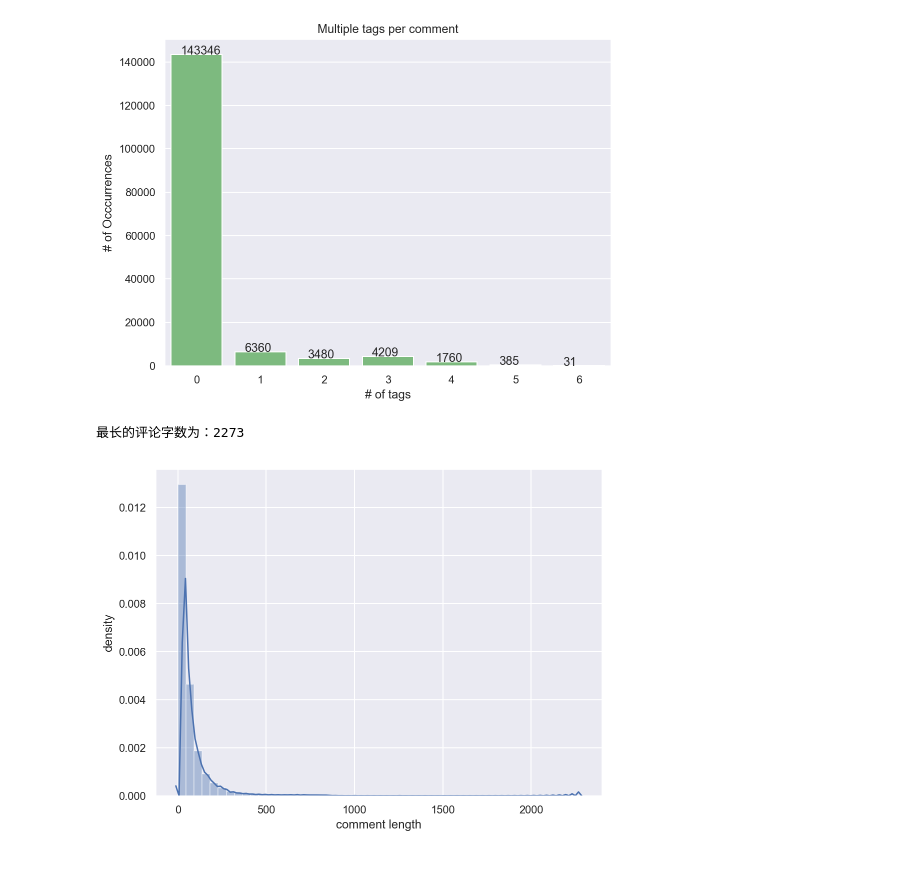
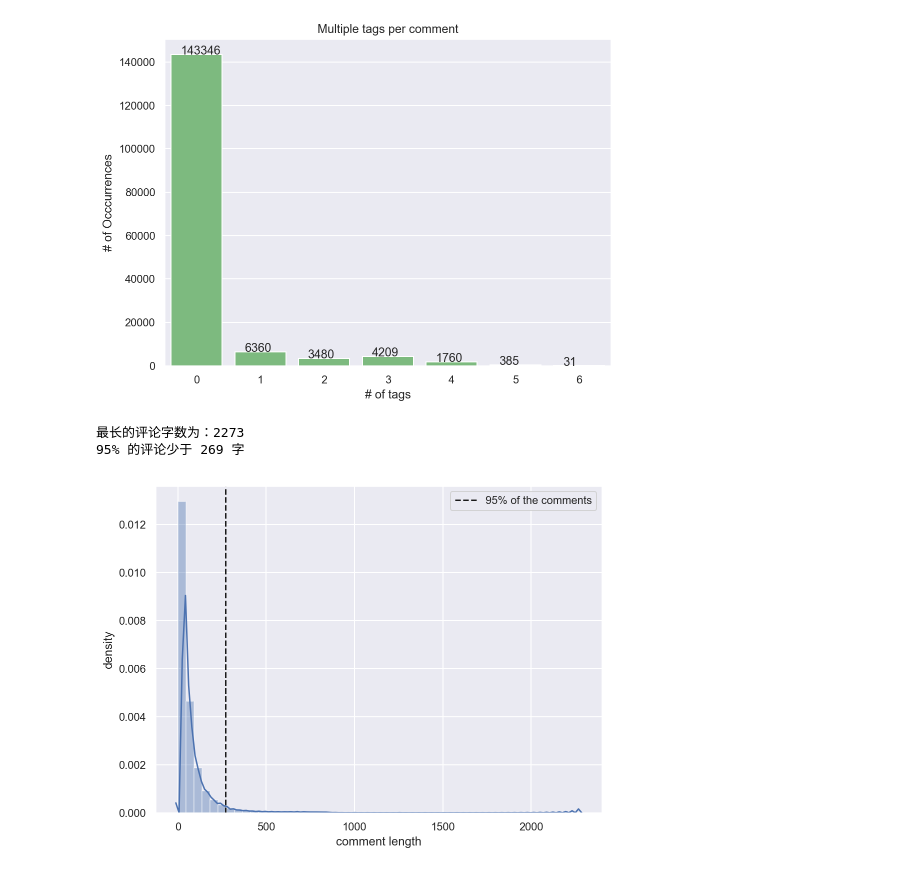
Before and after one commit to Zhengqi-Li/NLP, a Jupyter notebook: data_get.ipynb, the cells around one changed output. Drawn from its saved outputs; the diff is of its cells as text; code cells hidden in the pictures.

```diff
--- a/data_get.ipynb
+++ b/data_get.ipynb
@@ -49,8 +49,8 @@ for a,b in enumerate(y):
 [figure]
 # %%
 tag_num = {}
-for count in range(7):
-    tag_num.setdefault(count, (col_sum == count).sum())
+for count in range(len(labels)+1):
+    tag_num[count] = (col_sum == count).sum()
 x = list(tag_num.keys())
 y = list(tag_num.values())
 sb.set(rc={"figure.figsize": (8, 6)})
@@ -64,14 +64,19 @@ for a,b in enumerate(y):
 [figure]
 # %%
 import numpy as np
-comment_len = np.array(train_data['comment_text'].apply(lambda x: len(x.split(' '))))
+comment_len = train_data['comment_text'].apply(lambda x: len(x.split(' ')))
+maxlen = np.ceil(np.mean(comment_len) + 2*np.std(comment_len)).astype('int')
 sb.distplot(comment_len)
+plt.axvline(x=maxlen, color='k', linestyle='--', label='95% of the comments')
 plt.xlabel('comment length');
 plt.ylabel('density');
+plt.legend()
 print('最长的评论字数为：{}'.format(np.max(comment_len)))
+print('95% 的评论少于 {} 字'.format(maxlen))
 # %% [output]
 最长的评论字数为：2273
+95% 的评论少于 269 字
-[figure, old version]
+[figure, new version]
 # %%
 from keras.preprocessing.text import Tokenizer
 from nltk.tokenize import RegexpTokenizer
```
Also changed, not shown: parts of 5 cells of this notebook.
